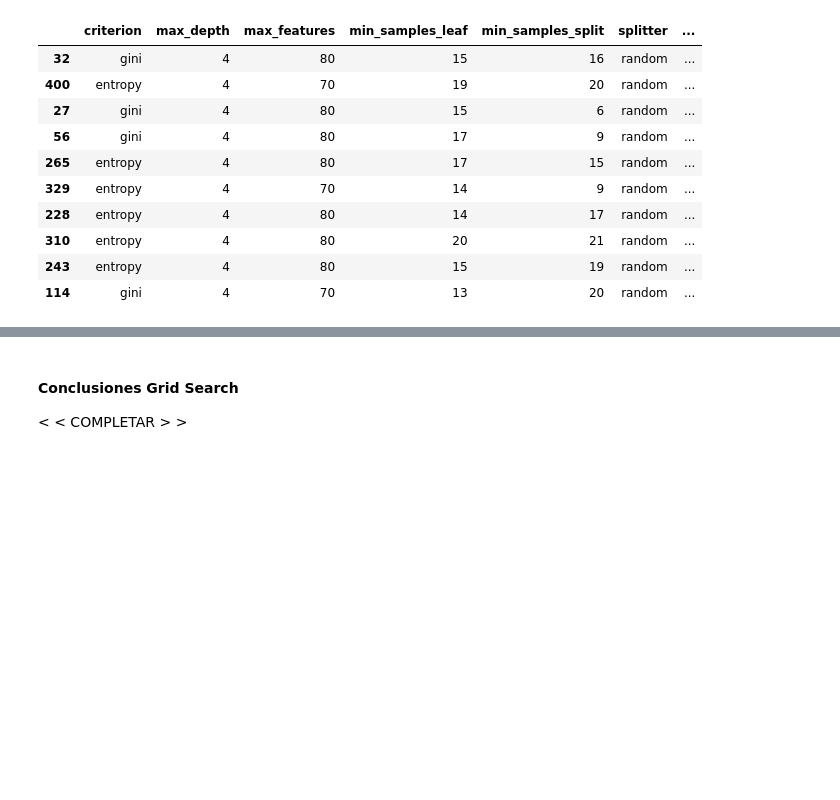
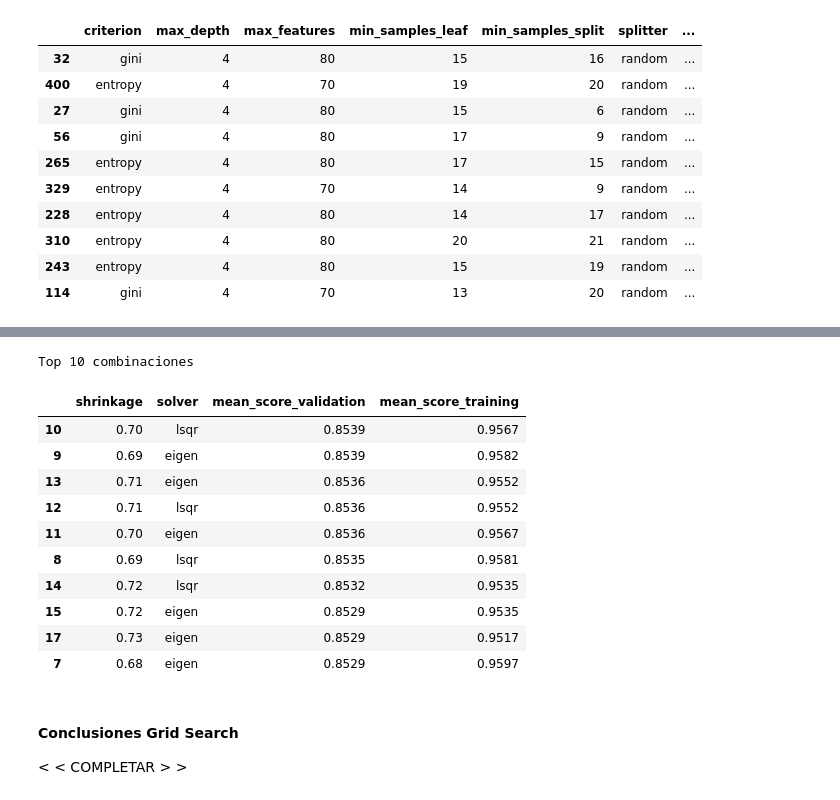
Before and after one commit to jlassa/TP1---aa, a Jupyter notebook: TP1.ipynb, the cells around one changed output, grey strips where cells are left out. Saved outputs shown, nothing was run; the diff lists cells and outputs as text; code cells hidden in the pictures; blank space fills up the shorter version.

```diff
--- a/TP1.ipynb
+++ b/TP1.ipynb
@@ -508,3 +562,28 @@ Top 10 combinaciones
+# %%
+##### LDA ITERATION 2
+lda_grid_parameters = {
+    'solver': ['lsqr', 'eigen'],
+    'shrinkage': [0.65, 0.66, 0.67, 0.68, 0.69, 0.7, 0.71, 0.72, 0.73, 0.74, 0.75]
+}
+
+np.random.seed(1234)
+cv = sklearn.model_selection.StratifiedKFold(n_splits=5 , shuffle=True)
+grid = GridSearchCV(LinearDiscriminantAnalysis(), param_grid=lda_grid_parameters, cv=cv, scoring='roc_auc')
+grid.fit(X_dev_np, y_dev_np)
+top_resultados(grid)
+# %% [output]
+Top 10 combinaciones
+|  | shrinkage | solver | mean_score_validation | mean_score_training |
+| 10 | 0.70 | lsqr | 0.8539 | 0.9567 |
+| 9 | 0.69 | eigen | 0.8539 | 0.9582 |
+| 13 | 0.71 | eigen | 0.8536 | 0.9552 |
+| 12 | 0.71 | lsqr | 0.8536 | 0.9552 |
+| 11 | 0.70 | eigen | 0.8536 | 0.9567 |
+| 8 | 0.69 | lsqr | 0.8535 | 0.9581 |
+| 14 | 0.72 | lsqr | 0.8532 | 0.9535 |
+| 15 | 0.72 | eigen | 0.8529 | 0.9535 |
+| 17 | 0.73 | eigen | 0.8529 | 0.9517 |
+| 7 | 0.68 | eigen | 0.8529 | 0.9597 |
 # %% [markdown]
 #### Conclusiones Grid Search
 
```
Also changed, not shown: parts of 2 cells of this notebook, 1 other file.
